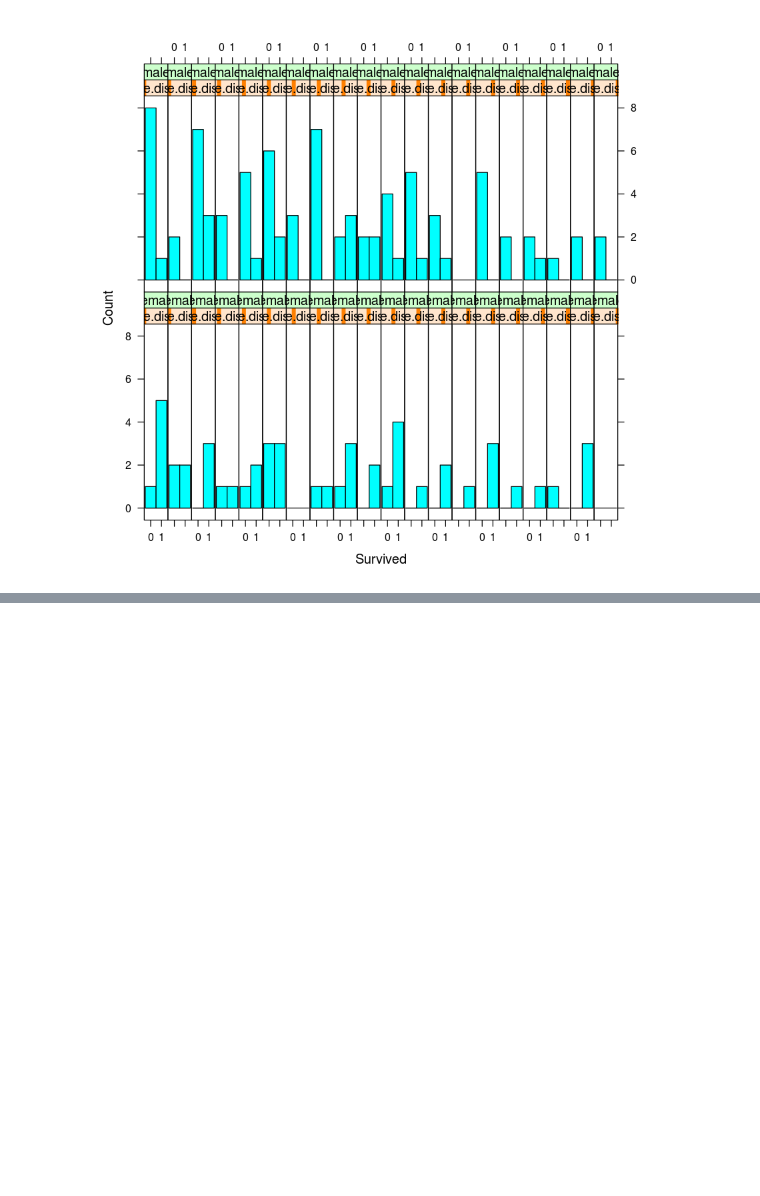
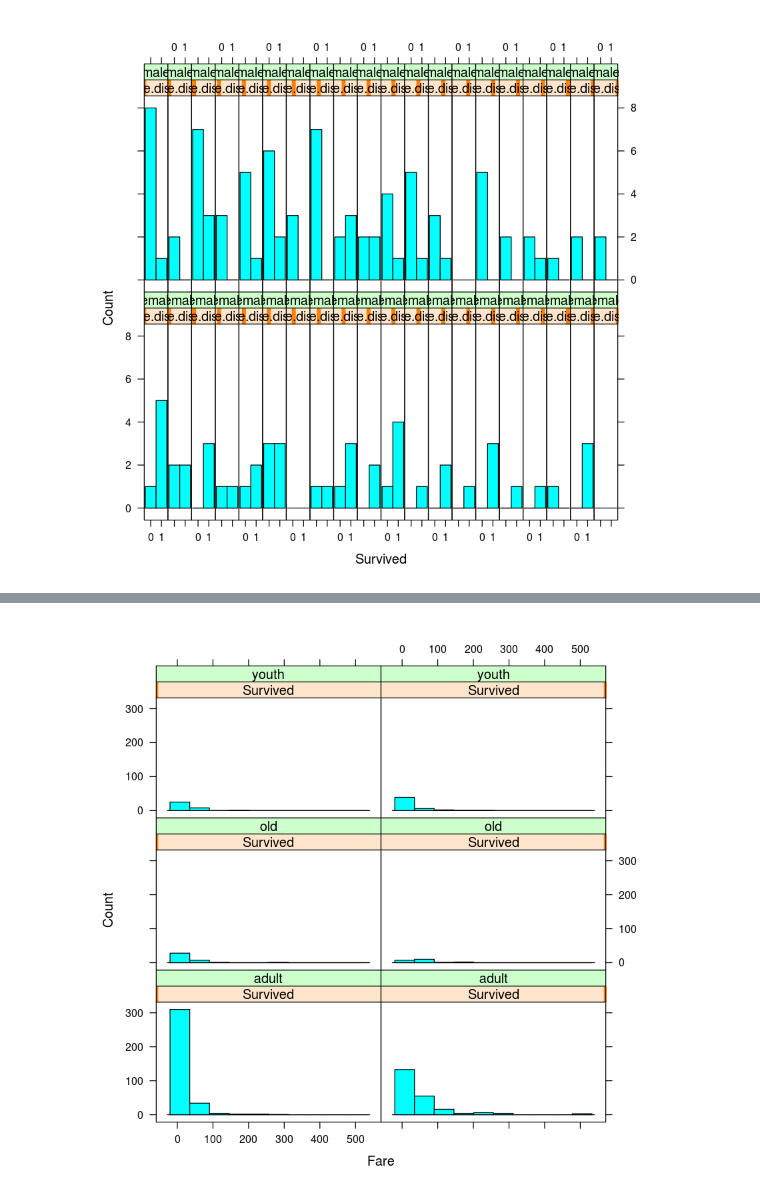
Before and after one commit to sapristi/ML, a Jupyter notebook: experiments/titanic_challenge/exploration.ipynb, the cells around one changed output, grey strips where cells are left out. Drawn from its saved outputs; the diff is of its cells as text; code cells hidden in the pictures; blank space fills up the shorter version.

```diff
--- a/experiments/titanic_challenge/exploration.ipynb
+++ b/experiments/titanic_challenge/exploration.ipynb
@@ -100,0 +122,4 @@ From what we could see, wa can modify the features in the following way :
+# %%
+histogram(~Fare | Survived + Age.simple , data = train.notna, type="count")
+# %% [output]
+[figure, added]
```
Also changed, not shown: parts of 8 cells of this notebook, 2 other files.
